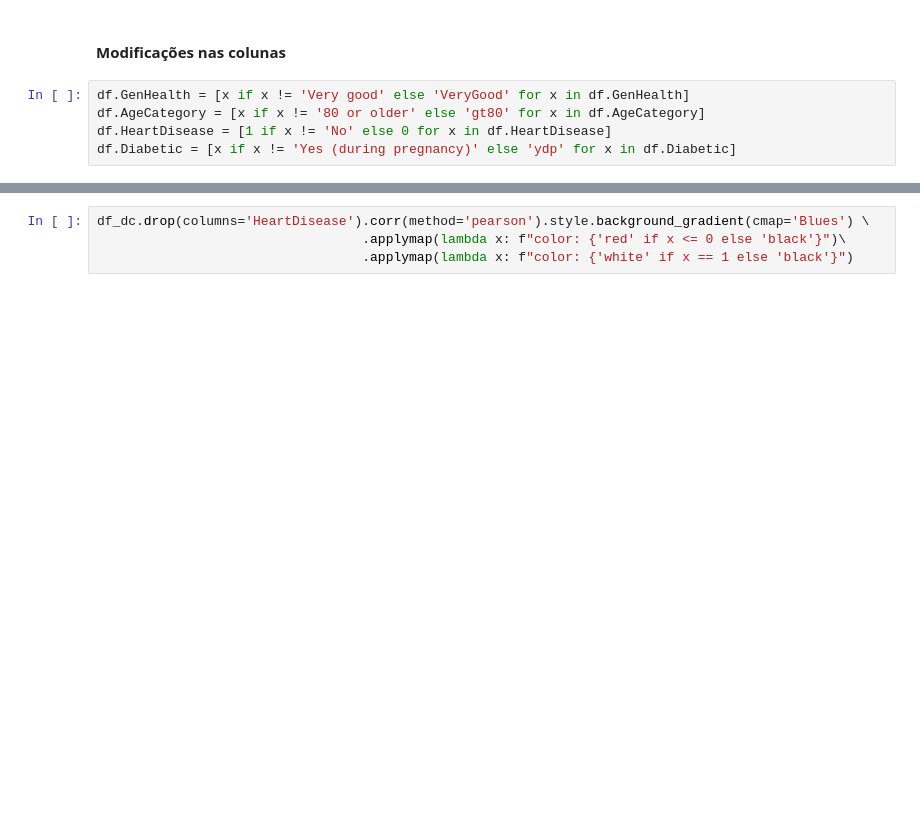
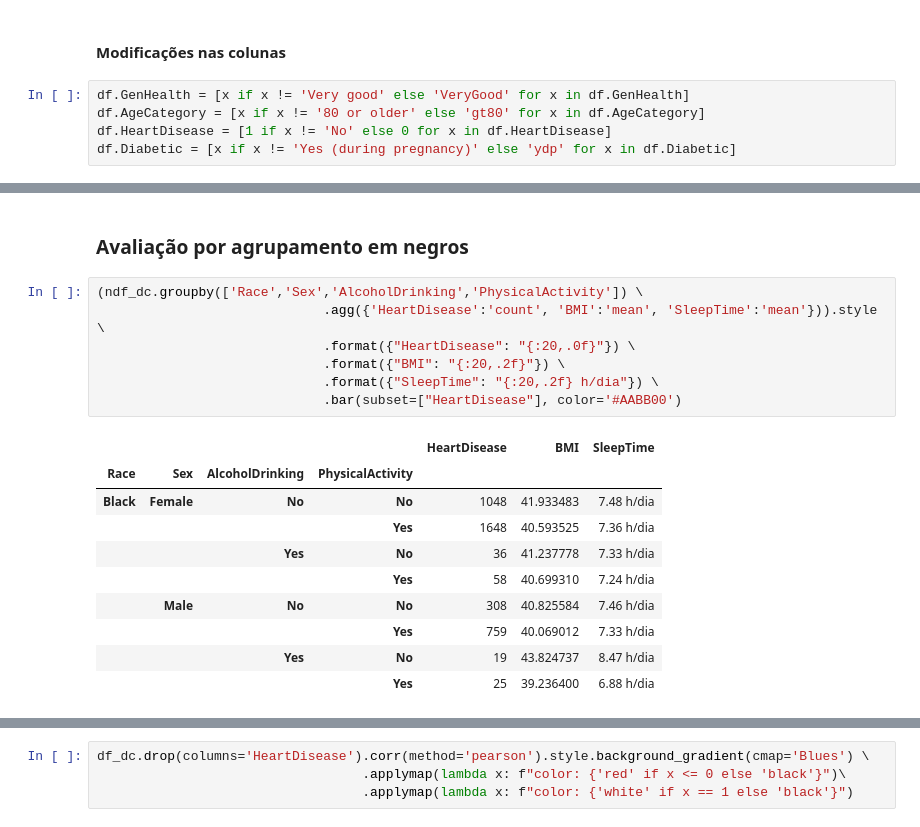
Before and after one commit to thiagobluhm/tensorflow, a Jupyter notebook: TensorFlow Keras - Challenge Kaggle Heart Disease.ipynb, the cells around one changed output, grey strips where cells are left out. Drawn from its saved outputs; the diff is of its cells as text; blank space fills up the shorter version.

```diff
--- a/TensorFlow Keras - Challenge Kaggle Heart Disease.ipynb
+++ b/TensorFlow Keras - Challenge Kaggle Heart Disease.ipynb
@@ -164,0 +177,20 @@ Taxa de pessoas com doenças cardiacas: 10.0%
+# %% [markdown]
+### Avaliação por agrupamento em negros
+# %%
+(ndf_dc.groupby(['Race','Sex','AlcoholDrinking','PhysicalActivity']) \
+                             .agg({'HeartDisease':'count', 'BMI':'mean', 'SleepTime':'mean'})).style \
+                             .format({"HeartDisease": "{:20,.0f}"}) \
+                             .format({"BMI": "{:20,.2f}"}) \
+                             .format({"SleepTime": "{:20,.2f} h/dia"}) \
+                             .bar(subset=["HeartDisease"], color='#AABB00')
+# %% [output]
+|  |  |  |  | HeartDisease | BMI | SleepTime |
+| Race | Sex | AlcoholDrinking | PhysicalActivity |  |  |  |
+| Black | Female | No | No | 1048 | 41.933483 | 7.48 h/dia |
+|  |  |  | Yes | 1648 | 40.593525 | 7.36 h/dia |
+|  |  | Yes | No | 36 | 41.237778 | 7.33 h/dia |
+|  |  |  | Yes | 58 | 40.699310 | 7.24 h/dia |
+|  | Male | No | No | 308 | 40.825584 | 7.46 h/dia |
+|  |  |  | Yes | 759 | 40.069012 | 7.33 h/dia |
+|  |  | Yes | No | 19 | 43.824737 | 8.47 h/dia |
+|  |  |  | Yes | 25 | 39.236400 | 6.88 h/dia |
```
Also changed, not shown: parts of 23 cells of this notebook.
